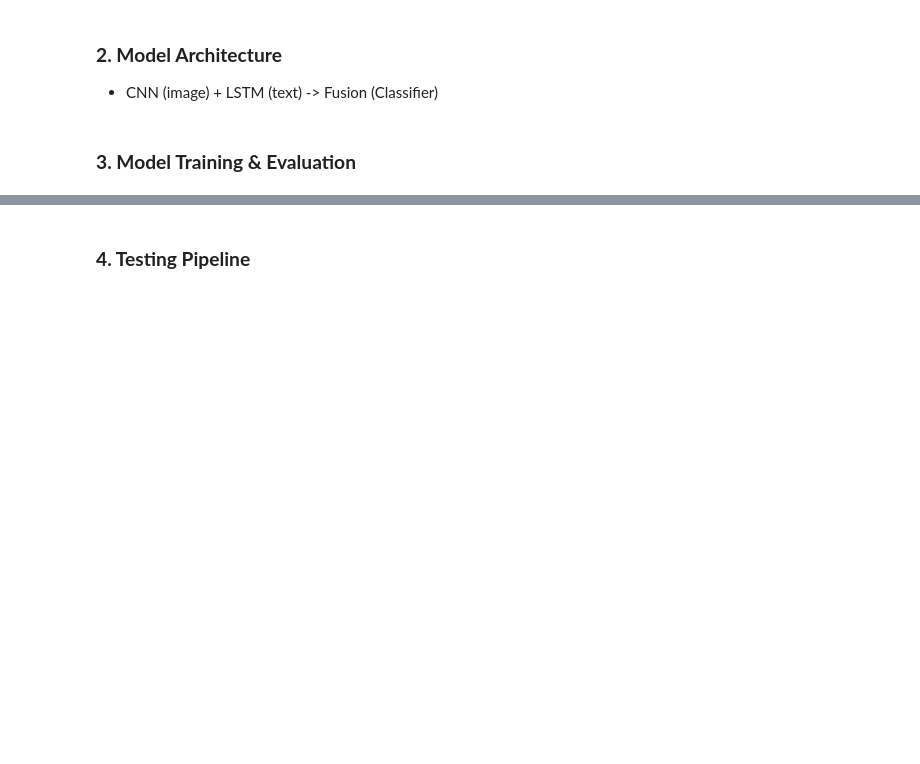
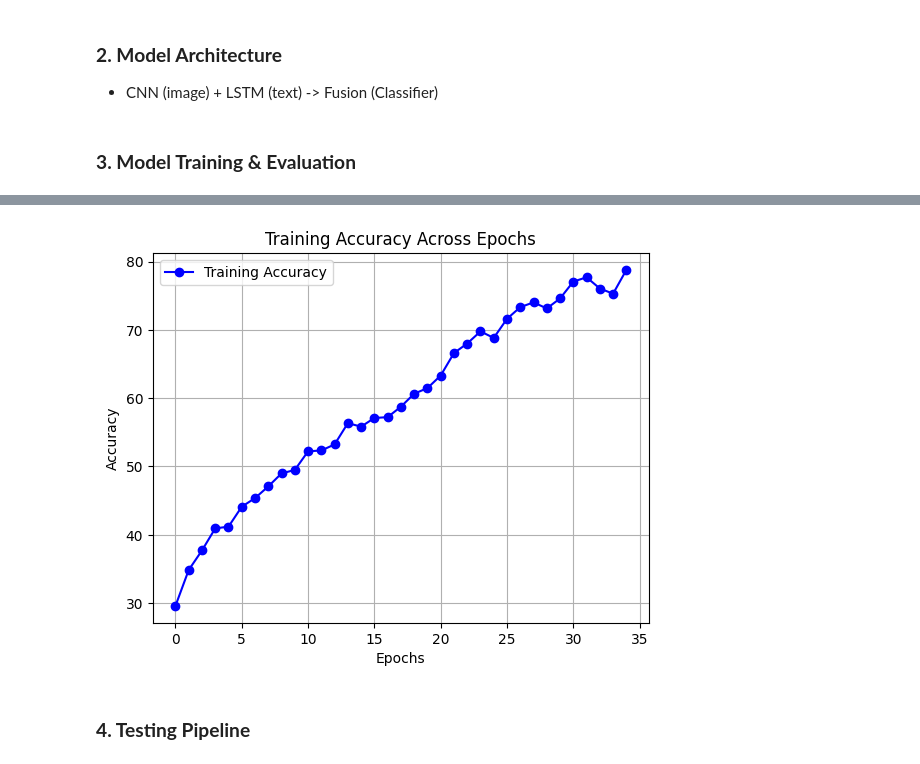
Before and after one commit to alyanifr/FINAL_ASSESSMENT_WOA7015, a Jupyter notebook: cnn-vqa-med.ipynb, the cells around one changed output, grey strips where cells are left out. Saved outputs shown, nothing was run; the diff lists cells and outputs as text; code cells hidden in the pictures; blank space fills up the shorter version.

```diff
--- a/cnn-vqa-med.ipynb
+++ b/cnn-vqa-med.ipynb
@@ -376,3 +393,13 @@ plt.show()
+# %%
+plt.plot(training_accuracies, label='Training Accuracy', marker='o', color='blue')
+plt.xlabel('Epochs')
+plt.ylabel('Accuracy')
+plt.title('Training Accuracy Across Epochs')
+plt.grid(True)
+plt.legend()
+plt.show()
+# %% [output]
+[figure, added]
 # %% [markdown]
 ### **4. Testing Pipeline**
 # %%
```
Also changed, not shown: parts of 7 cells of this notebook.
